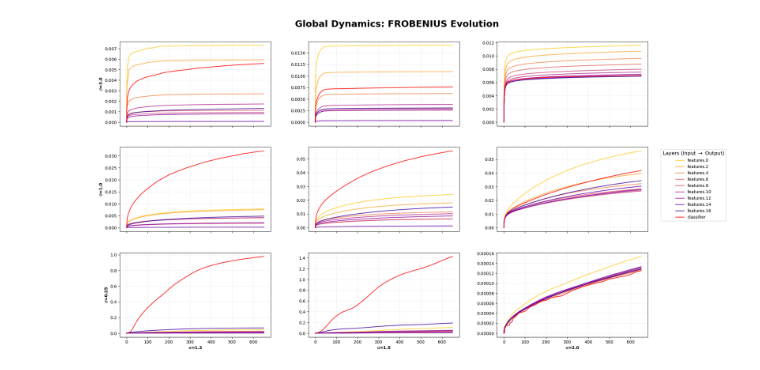
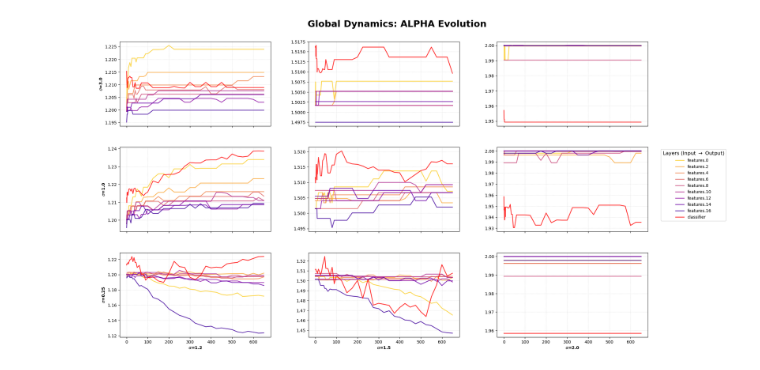
Before and after one commit to YiHaoFromEarth/ht-initialisation-dynamics, a Jupyter notebook: plots.ipynb, the cells around one changed output. Saved outputs shown, nothing was run; the diff lists cells and outputs as text; code cells hidden in the pictures.

```diff
--- a/plots.ipynb
+++ b/plots.ipynb
@@ -42,26 +55,0 @@ RUN_PATH = Path("mnist_mlp_sweep/alpha_1.5_g_1.0/GeneralMLP_LR0.001_BS1024_20260
-# %%
-# 1. Pick a representative sample (e.g., the final epoch of a specific run)
-TARGET_LAYER = 'features.2.weight'
-sample_row = run_df[run_df['layer'] == TARGET_LAYER].iloc[0]
-weights = sample_row['weights']
-epoch = sample_row['epoch']
-
-# 2. Get the Hill Plot data
-ks, alphas = get_hill_plot(weights, max_k_fraction=0.05)
-
-# 3. Plotting
-plt.figure(figsize=(10, 6))
-plt.plot(ks, alphas, color='tab:blue', lw=2, label='Hill Estimate')
-
-# 4. Formatting
-plt.title(f"Hill Plot: Stability Analysis\n{TARGET_LAYER} | Epoch {epoch}", fontsize=14)
-plt.xlabel("k (Number of weights in tail)")
-plt.ylabel(r"Tail Index ($\alpha$)")
-plt.grid(True, alpha=0.2)
-plt.legend()
-
-# Tighten the Y-axis to see the plateau clearly
-if len(alphas) > 0:
-    plt.ylim(0.0, 3.0)
-
-plt.show()
@@ -304,32 +277,32 @@ def plot_combined_sweep_grid(df, metric_col="frobenius", ignore_classifier=False
     ]
 
     fig.legend(
         legend_elements,
         labels,
         loc="center right",
         title="Layers (Input $\\rightarrow$ Output)",
         title_fontsize="12",
         fontsize="10",
         frameon=True,
     )
 
     # 4. Final Layout Tweak
     plt.suptitle(
         f"Global Dynamics: {metric_col.upper()} Evolution",
         fontsize=22,
         y=0.96,
         fontweight="bold",
     )
 
     # 'right=0.88' leaves room for the legend on the right
     fig.subplots_adjust(
         top=0.90, bottom=0.08, left=0.08, right=0.88, hspace=0.25, wspace=0.25
     )
 
     plt.show()
 
 
 # Run it
-plot_combined_sweep_grid(sweep_df, metric_col="frobenius", ignore_classifier=False, plot_ratio=False)
+plot_combined_sweep_grid(sweep_df, metric_col="alpha", ignore_classifier=False, plot_ratio=False)
 # %% [output]
-[figure, old version]
+[figure, new version]
```
Also changed, not shown: parts of 11 cells of this notebook, 13 other files.
